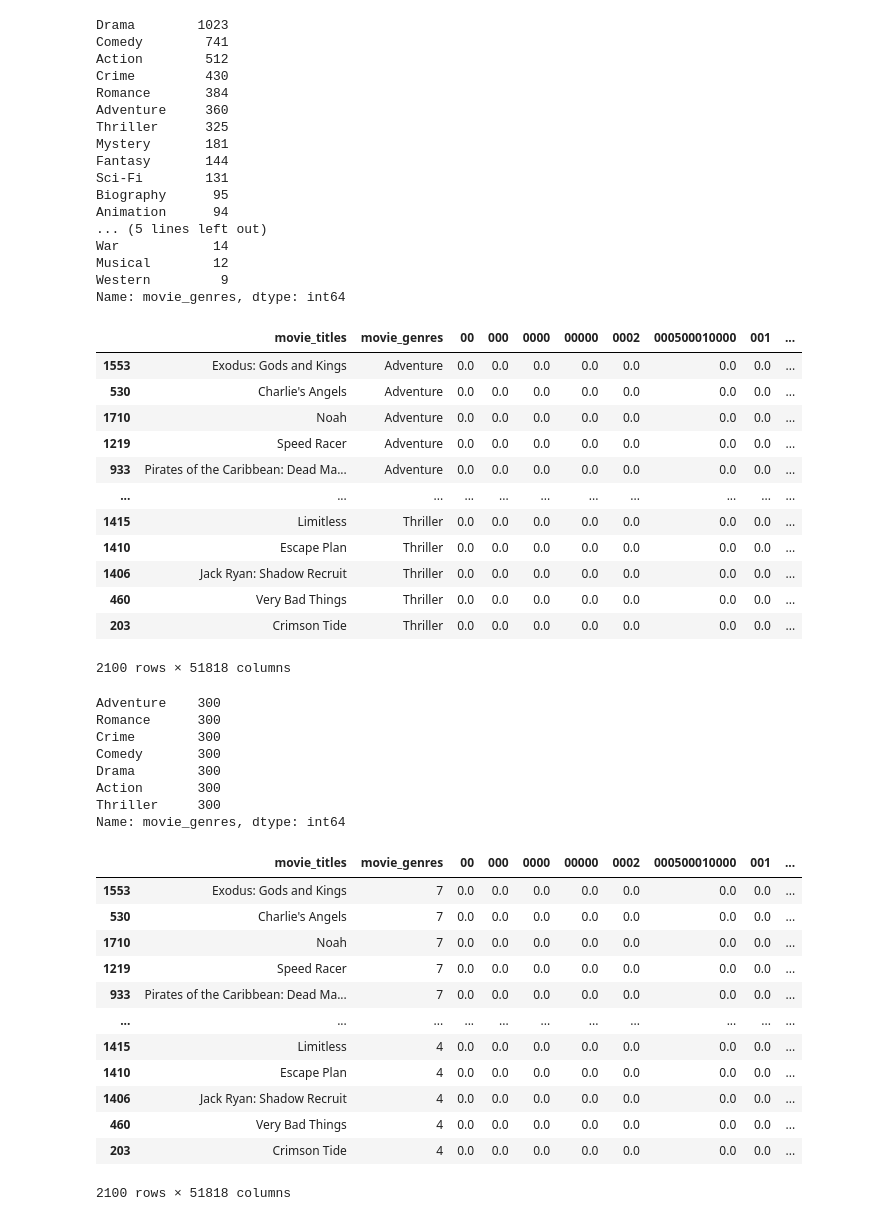
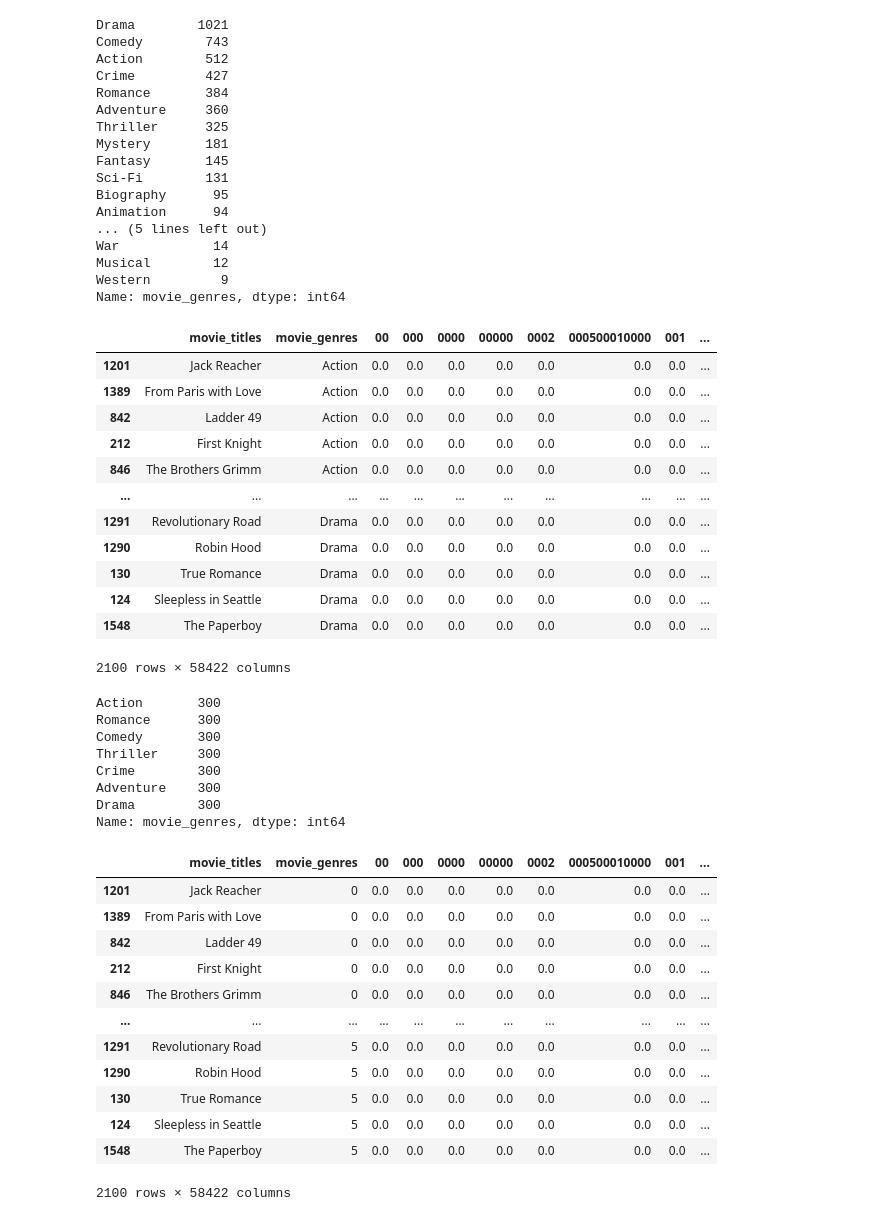
Before and after one commit to kotooriiii/CS105-Project, a Jupyter notebook: ProjectMain.ipynb, the cells around one changed output. Saved outputs shown, nothing was run; the diff lists cells and outputs as text; code cells hidden in the pictures.

```diff
--- a/ProjectMain.ipynb
+++ b/ProjectMain.ipynb
@@ -7,7 +7,7 @@ from IPython.core.interactiveshell import InteractiveShell
 InteractiveShell.ast_node_interactivity = "all"
 # %%
 # read cleaned dataset
-df = pd.read_csv("datasets/movies.csv")
+df = pd.read_csv("datasets/bettermovies.csv")
 
 # get only necessary columns
 main_df = df[["originalTitle", "Scripts", "genres"]]
@@ -104,15 +104,15 @@ train_movies = list(set(vectorized_train["movie_titles"].tolist()))
 vectorized_train
 vectorized_train["movie_genres"].value_counts()
 # %% [output]
-Drama        1023
-Comedy        741
+Drama        1021
+Comedy        743
 Action        512
-Crime         430
+Crime         427
 Romance       384
 Adventure     360
 Thriller      325
 Mystery       181
-Fantasy       144
+Fantasy       145
 Sci-Fi        131
 Biography      95
 Animation      94
@@ -122,47 +122,44 @@ Musical        12
 Western         9
 Name: movie_genres, dtype: int64
 |  | movie_titles | movie_genres | 00 | 000 | 0000 | 00000 | 0002 | 000500010000 | 001 | ... |
-| 1553 | Exodus: Gods and Kings | Adventure | 0.0 | 0.0 | 0.0 | 0.0 | 0.0 | 0.0 | 0.0 | ... |
-| 530 | Charlie's Angels | Adventure | 0.0 | 0.0 | 0.0 | 0.0 | 0.0 | 0.0 | 0.0 | ... |
-| 1710 | Noah | Adventure | 0.0 | 0.0 | 0.0 | 0.0 | 0.0 | 0.0 | 0.0 | ... |
-| 1219 | Speed Racer | Adventure | 0.0 | 0.0 | 0.0 | 0.0 | 0.0 | 0.0 | 0.0 | ... |
-| 933 | Pirates of the Caribbean: Dead Ma... | Adventure | 0.0 | 0.0 | 0.0 | 0.0 | 0.0 | 0.0 | 0.0 | ... |
+| 1201 | Jack Reacher | Action | 0.0 | 0.0 | 0.0 | 0.0 | 0.0 | 0.0 | 0.0 | ... |
+| 1389 | From Paris with Love | Action | 0.0 | 0.0 | 0.0 | 0.0 | 0.0 | 0.0 | 0.0 | ... |
+| 842 | Ladder 49 | Action | 0.0 | 0.0 | 0.0 | 0.0 | 0.0 | 0.0 | 0.0 | ... |
+| 212 | First Knight | Action | 0.0 | 0.0 | 0.0 | 0.0 | 0.0 | 0.0 | 0.0 | ... |
+| 846 | The Brothers Grimm | Action | 0.0 | 0.0 | 0.0 | 0.0 | 0.0 | 0.0 | 0.0 | ... |
 | ... | ... | ... | ... | ... | ... | ... | ... | ... | ... | ... |
-| 1415 | Limitless | Thriller | 0.0 | 0.0 | 0.0 | 0.0 | 0.0 | 0.0 | 0.0 | ... |
-| 1410 | Escape Plan | Thriller | 0.0 | 0.0 | 0.0 | 0.0 | 0.0 | 0.0 | 0.0 | ... |
-| 1406 | Jack Ryan: Shadow Recruit | Thriller | 0.0 | 0.0 | 0.0 | 0.0 | 0.0 | 0.0 | 0.0 | ... |
-| 460 | Very Bad Things | Thriller | 0.0 | 0.0 | 0.0 | 0.0 | 0.0 | 0.0 | 0.0 | ... |
-| 203 | Crimson Tide | Thriller | 0.0 | 0.0 | 0.0 | 0.0 | 0.0 | 0.0 | 0.0 | ... |
+| 1291 | Revolutionary Road | Drama | 0.0 | 0.0 | 0.0 | 0.0 | 0.0 | 0.0 | 0.0 | ... |
+| 1290 | Robin Hood | Drama | 0.0 | 0.0 | 0.0 | 0.0 | 0.0 | 0.0 | 0.0 | ... |
+| 130 | True Romance | Drama | 0.0 | 0.0 | 0.0 | 0.0 | 0.0 | 0.0 | 0.0 | ... |
+| 124 | Sleepless in Seattle | Drama | 0.0 | 0.0 | 0.0 | 0.0 | 0.0 | 0.0 | 0.0 | ... |
+| 1548 | The Paperboy | Drama | 0.0 | 0.0 | 0.0 | 0.0 | 0.0 | 0.0 | 0.0 | ... |
-2100 rows × 51818 columns
+2100 rows × 58422 columns
+Action       300
+Romance      300
+Comedy       300
+Thriller     300
+Crime        300
 Adventure    300
-Romance      300
-Crime        300
-Comedy       300
 Drama        300
-Action       300
-Thriller     300
 Name: movie_genres, dtype: int64
 # %%
 # convert "genres" from categorical to quantitative
-d = {'Comedy': 0, 'Fantasy': 1, 'Romance': 2, 'Drama': 3, 'Thriller': 4, 'Action': 5, 'Crime': 6, 'Adventure': 7,
-     'Family': 8, 'Mystery': 9, 'Biography': 10, 'Music': 11, 'Horror': 12, 'Sci-Fi': 13, 'Animation': 14,
-     'Sport': 15, 'History': 16,  'Western': 17, 'War': 18,  'Musical': 19, 'Documentary': 20
-}
+d = {'Action': 0, 'Adventure': 1, 'Comedy': 3, 'Crime': 4, 'Drama': 5,  'Romance': 6, 'Thriller': 7}
 
 vectorized_train["movie_genres"] = vectorized_train["movie_genres"].map(d)
 vectorized_train
 # %% [output]
 |  | movie_titles | movie_genres | 00 | 000 | 0000 | 00000 | 0002 | 000500010000 | 001 | ... |
-| 1553 | Exodus: Gods and Kings | 7 | 0.0 | 0.0 | 0.0 | 0.0 | 0.0 | 0.0 | 0.0 | ... |
-| 530 | Charlie's Angels | 7 | 0.0 | 0.0 | 0.0 | 0.0 | 0.0 | 0.0 | 0.0 | ... |
-| 1710 | Noah | 7 | 0.0 | 0.0 | 0.0 | 0.0 | 0.0 | 0.0 | 0.0 | ... |
-| 1219 | Speed Racer | 7 | 0.0 | 0.0 | 0.0 | 0.0 | 0.0 | 0.0 | 0.0 | ... |
-| 933 | Pirates of the Caribbean: Dead Ma... | 7 | 0.0 | 0.0 | 0.0 | 0.0 | 0.0 | 0.0 | 0.0 | ... |
+| 1201 | Jack Reacher | 0 | 0.0 | 0.0 | 0.0 | 0.0 | 0.0 | 0.0 | 0.0 | ... |
+| 1389 | From Paris with Love | 0 | 0.0 | 0.0 | 0.0 | 0.0 | 0.0 | 0.0 | 0.0 | ... |
+| 842 | Ladder 49 | 0 | 0.0 | 0.0 | 0.0 | 0.0 | 0.0 | 0.0 | 0.0 | ... |
+| 212 | First Knight | 0 | 0.0 | 0.0 | 0.0 | 0.0 | 0.0 | 0.0 | 0.0 | ... |
+| 846 | The Brothers Grimm | 0 | 0.0 | 0.0 | 0.0 | 0.0 | 0.0 | 0.0 | 0.0 | ... |
 | ... | ... | ... | ... | ... | ... | ... | ... | ... | ... | ... |
-| 1415 | Limitless | 4 | 0.0 | 0.0 | 0.0 | 0.0 | 0.0 | 0.0 | 0.0 | ... |
-| 1410 | Escape Plan | 4 | 0.0 | 0.0 | 0.0 | 0.0 | 0.0 | 0.0 | 0.0 | ... |
-| 1406 | Jack Ryan: Shadow Recruit | 4 | 0.0 | 0.0 | 0.0 | 0.0 | 0.0 | 0.0 | 0.0 | ... |
-| 460 | Very Bad Things | 4 | 0.0 | 0.0 | 0.0 | 0.0 | 0.0 | 0.0 | 0.0 | ... |
-| 203 | Crimson Tide | 4 | 0.0 | 0.0 | 0.0 | 0.0 | 0.0 | 0.0 | 0.0 | ... |
+| 1291 | Revolutionary Road | 5 | 0.0 | 0.0 | 0.0 | 0.0 | 0.0 | 0.0 | 0.0 | ... |
+| 1290 | Robin Hood | 5 | 0.0 | 0.0 | 0.0 | 0.0 | 0.0 | 0.0 | 0.0 | ... |
+| 130 | True Romance | 5 | 0.0 | 0.0 | 0.0 | 0.0 | 0.0 | 0.0 | 0.0 | ... |
+| 124 | Sleepless in Seattle | 5 | 0.0 | 0.0 | 0.0 | 0.0 | 0.0 | 0.0 | 0.0 | ... |
+| 1548 | The Paperboy | 5 | 0.0 | 0.0 | 0.0 | 0.0 | 0.0 | 0.0 | 0.0 | ... |
-2100 rows × 51818 columns
+2100 rows × 58422 columns
 # %%
```
Also changed, not shown: parts of 8 cells of this notebook, 2 other files.
